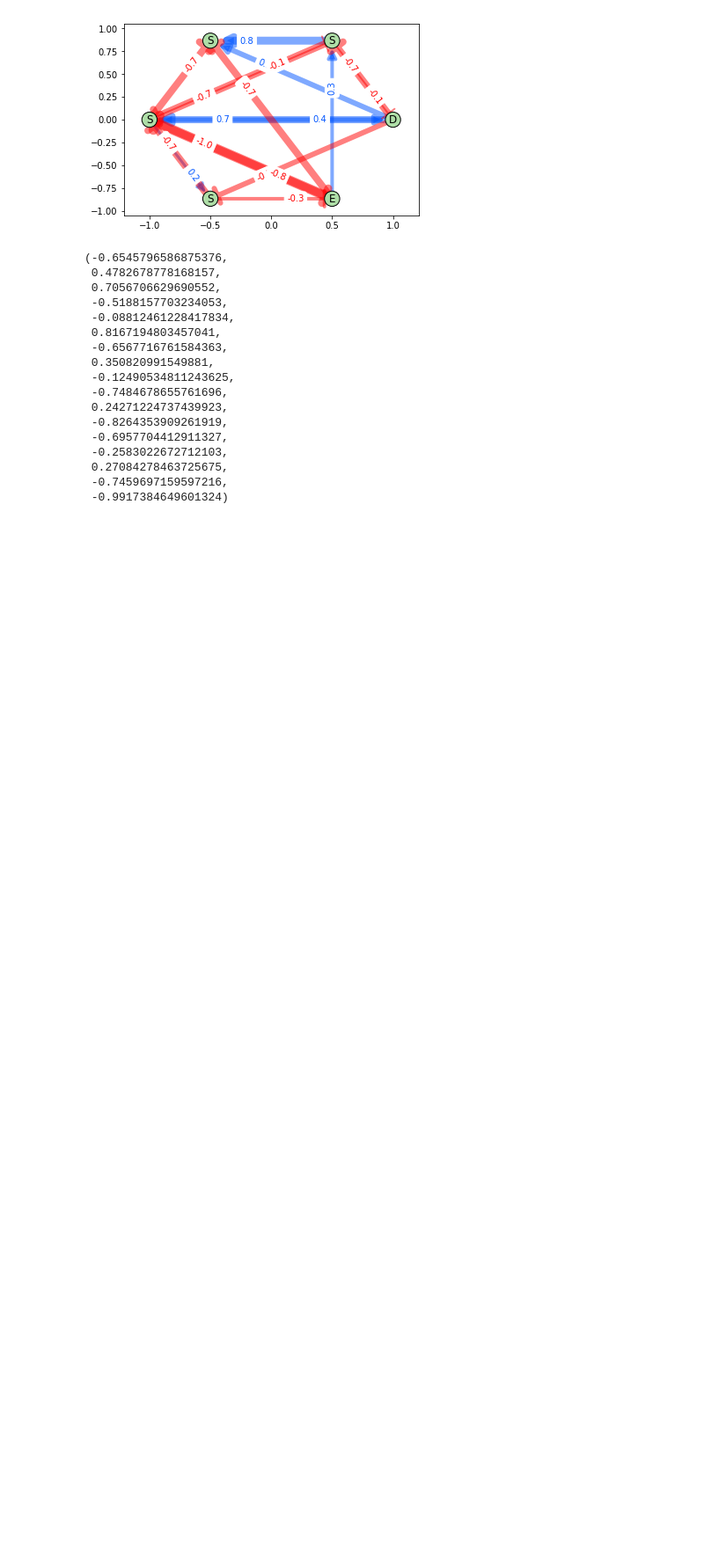
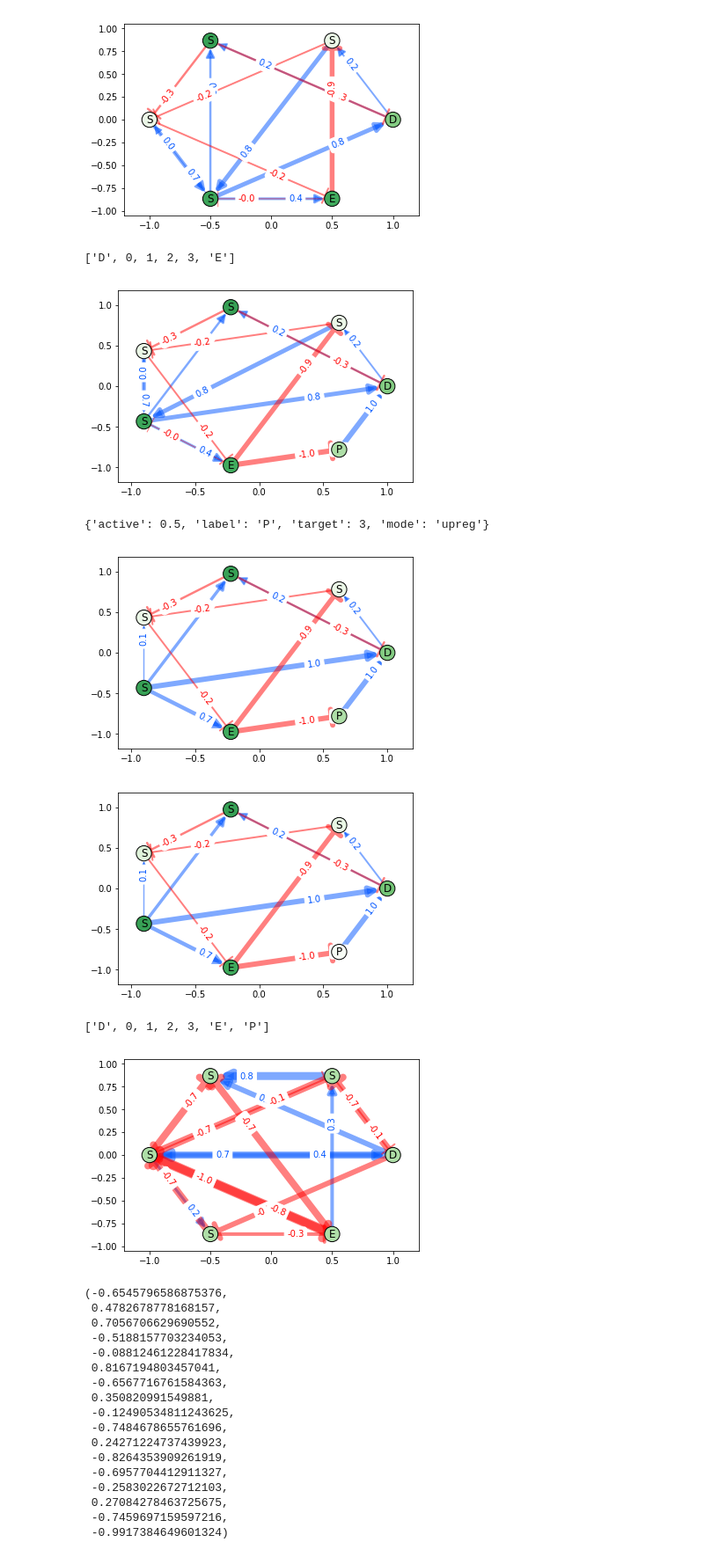
Before and after one commit to Ngort/CS166, a Jupyter notebook: Final project/MS_Immune_Network_Evolution.ipynb, the cells around one changed output. Shown at 88% size. Drawn from its saved outputs; the diff is of its cells as text; code cells hidden in the pictures; blank space fills up the shorter version.

Commit message:
infection mode ok

```diff
--- a/Final project/MS_Immune_Network_Evolution.ipynb
+++ b/Final project/MS_Immune_Network_Evolution.ipynb
@@ -133,3 +147,53 @@ net.visualize()
+# %%
+net = Host()
+for _ in range(1000):
+    net.update()
+net.visualize()
+
+print(net.network.nodes)
+#print(nx.get_node_attributes(net.network,'active')['E'])
+#calculate [P*eff]_pre
+r=0.8
+net.network.add_node(node_for_adding='P', active=0.5, label='P')
+net.network.add_weighted_edges_from([('P','D',1.0), ('E','P',-1.0), ('P','P',0.8)])
+net.visualize()
+
+net.network.nodes['P']['target'] = np.random.choice(net.n_signalers)
+net.network.nodes['P']['mode'] = np.random.choice(['upreg','downreg'])
+
+print(net.network.nodes['P'])
+
+target = net.network.nodes['P']['target']
+
+if net.network.nodes['P']['mode'] == 'downreg':
+    net.network.remove_node(target)
+elif net.network.nodes['P']['mode'] == 'upreg':
+    net.network.nodes[target]['active'] = 1
+    net.network.remove_edges_from([e for e in net.network.edges if e[1] == target])
+
+    for e in [e for e in net.network.edges if e[0] == target]:
+        if net.network.edges[e]['weight'] > 0:
+            net.network.edges[e]['weight'] = min(1.0, 2*net.network.edges[e]['weight'])
+        else:
+            net.network.edges[e]['weight'] = max(-1.0, 2*net.network.edges[e]['weight'])
+
+net.visualize()
+
+
+
+
+for _ in range(100):
+    net.update()
+net.visualize()
+print(net.network.nodes)
+# %% [output]
+[figure, added]
+['D', 0, 1, 2, 3, 'E']
+[figure, added]
+{'active': 0.5, 'label': 'P', 'target': 3, 'mode': 'upreg'}
+[figure, added]
+[figure, added]
+['D', 0, 1, 2, 3, 'E', 'P']
 # %%
 n_nodes = 6
 host_network = nx.binomial_graph(directed=True, n=n_nodes,p=0.5)
```
Also changed, not shown: parts of 5 cells of this notebook.
